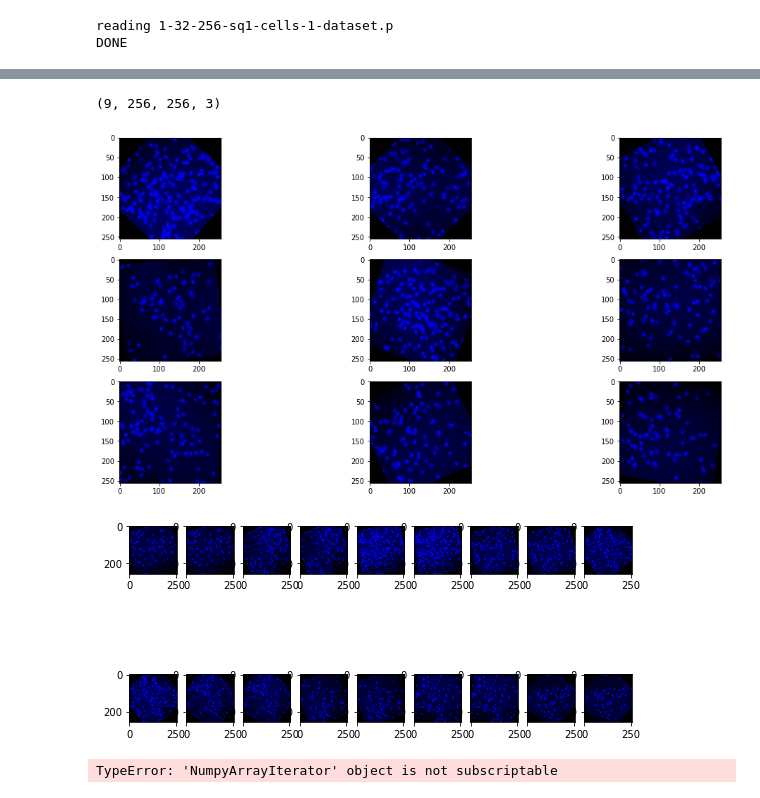
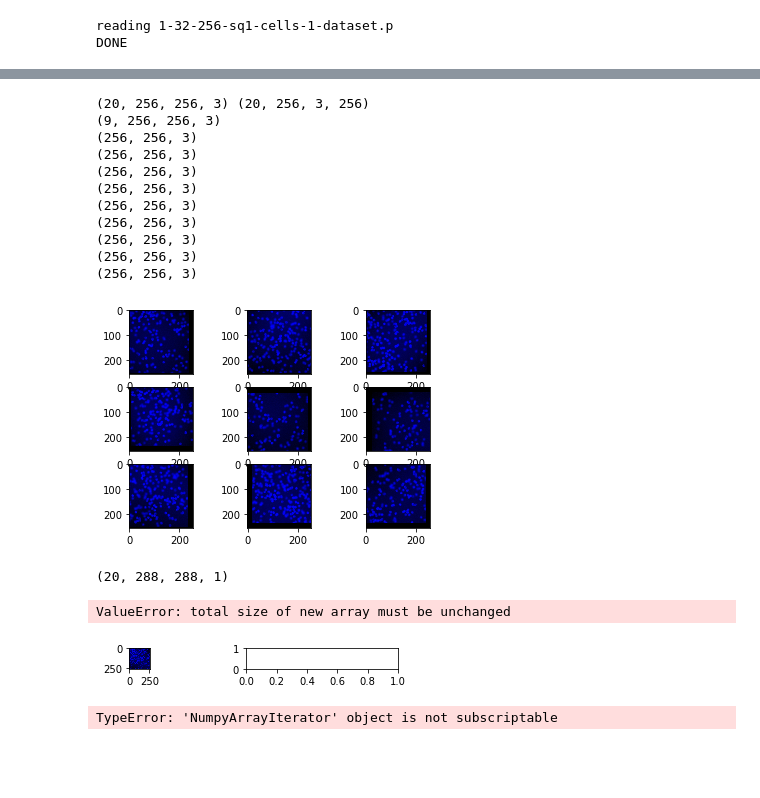
Before and after one commit to PreibischLab/dl-cell-counting, a Jupyter notebook: algorithm/data-augmentation.ipynb, the cells around one changed output, grey strips where cells are left out. Cells and saved outputs as stored; diff of their text form; code cells hidden in the pictures; blank space fills up the shorter version.

Commit message:
augmentation almost done for 2D images

```diff
--- a/algorithm/data-augmentation.ipynb
+++ b/algorithm/data-augmentation.ipynb
@@ -127,3 +115,9 @@ print(datasetfilename)
 random.seed(args.seed)
 np.random.seed(args.seed)
 tf.set_random_seed(args.seed)
+# %%
+if (args.kern == "sq"):
+    ef = ((patch_size/args.stride)**2.0)
+elif (args.kern == "gaus"):
+    ef = 1.0
+print("ef", ef)
@@ -252,9 +280,10 @@ else:
         print(imgPath)
 
         im = imread(imgPath)
-        img_raw_raw = im
+        img_raw_raw = im; # im[:, :, None] # .transpose([1,2,0])
 
-        img_raw = scipy.misc.imresize(img_raw_raw, (int(img_raw_raw.shape[0]/args.scale),int(img_raw_raw.shape[1]/args.scale)))
+        # img_raw = scipy.misc.imresize(img_raw_raw, (int(img_raw_raw.shape[0]/args.scale),int(img_raw_raw.shape[1]/args.scale)))
+        img_raw = img_raw_raw
         print(img_raw_raw.shape," ->>>>", img_raw.shape)
 
         labelPath = path[1]
@@ -299,7 +328,7 @@ np_dataset_x = np.asarray([d[0] for d in dataset], dtype=np.float32)
 np_dataset_y = np.asarray([d[1] for d in dataset], dtype=np.float32)
 np_dataset_c = np.asarray([d[2] for d in dataset], dtype=np.float32)
 
-np_dataset_x = np_dataset_x.transpose((0,3,1,2))
+# np_dataset_x = np_dataset_x.transpose((0,3,1,2))
 
 print("np_dataset_x", np_dataset_x.shape)
 print("np_dataset_y", np_dataset_y.shape)
@@ -335,44 +364,63 @@ np_dataset_x_test 0
 # %%
 # define data preparation
 # define data preparation
-shift = 0.2
+shift = 0.1
 datagen = ImageDataGenerator(featurewise_center=False,
                              featurewise_std_normalization=False,
                              # zca_whitening=True,
-                             rotation_range=90,
-                             # width_shift_range=shift,
-                             # height_shift_range=shift,
+                             # rotation_range=90,
+                             width_shift_range=shift,
+                             height_shift_range=shift,
                              fill_mode = 'constant',
                              cval = 0,
                              horizontal_flip=True,
                              vertical_flip=True)
 # fit parameters from data
-datagen.fit(np_dataset_x_train.transpose((0, 2,3,1)))
+
+print(np_dataset_x_train.shape, np_dataset_x_train.transpose((0, 2,3,1)).shape)
+
+datagen.fit(np_dataset_x_train)
 # configure batch size and retrieve one batch of images
-for X_batch, y_batch in datagen.flow(np_dataset_x_train.transpose((0, 2,3,1)), np_dataset_y_train.transpose((0, 2,3,1)), batch_size=9):
+for X_batch, y_batch in datagen.flow(np_dataset_x_train, np_dataset_y_train, batch_size=9):
     # , save_to_dir='images', save_prefix='aug', save_format='png'):
     print(X_batch.shape)
     # create a grid of 3x3 images
     for i in range(0, 9):
         plt.subplot(330 + 1 + i)
-        img = np.array(X_batch[i].reshape(framesize, framesize, channels), dtype=np.float32).astype(np.uint8)
-
+        img = np.array(X_batch[i].reshape(framesize, framesize, 3), dtype=np.float32).astype(np.uint8)
+        print(img.shape)
         plt.imshow(img, cmap=plt.get_cmap('gray'))
     # show the plot
     plt.show()
     break
 # %% [output]
+(20, 256, 256, 3) (20, 256, 3, 256)
 (9, 256, 256, 3)
+(256, 256, 3)
+(256, 256, 3)
+(256, 256, 3)
+(256, 256, 3)
+(256, 256, 3)
+(256, 256, 3)
+(256, 256, 3)
+(256, 256, 3)
+(256, 256, 3)
-[figure, old version]
+[figure, new version]
+# %%
+np_dataset_y_train = np_dataset_y_train.transpose([0,2,3,1])
+np_dataset_y_train.shape
+# %% [output]
+(20, 288, 288, 1)
 # %%
 # in case of images and labels we have to use the following approach:
 # create 2 instances with the same arguments:
+shift = 0.02
 image_data_gen_args = dict(featurewise_center=False,
                              featurewise_std_normalization=False,
                              # zca_whitening=True,
-                             rotation_range=90,
-                             # width_shift_range=shift,
-                             # height_shift_range=shift,
+                             # rotation_range=90,
+                             width_shift_range=shift,
+                             height_shift_range=shift,
                              fill_mode = 'constant',
                              cval = 0,
                              horizontal_flip=True,
@@ -381,16 +429,16 @@ datagen = ImageDataGenerator(**image_data_gen_args)
 labelgen = ImageDataGenerator(**image_data_gen_args)
 
 seed = args.seed
-datagen.fit(np_dataset_x_train.transpose((0, 2,3,1)), augment=True, seed=seed)
+datagen.fit(np_dataset_x_train, augment=True, seed=seed)
 # change this one to labels
-labelgen.fit(np_dataset_x_train.transpose((0, 2,3,1)), augment=True, seed=seed)
+labelgen.fit(np_dataset_y_train, augment=True, seed=seed)
 
 image_generator = datagen.flow(
-    np_dataset_x_train.transpose((0, 2,3,1)),
+    np_dataset_x_train,
     seed=seed,
     save_to_dir='data/aug', save_prefix='cells', save_format='png')
 label_generator = labelgen.flow(
-    np_dataset_x_train.transpose((0, 2,3,1)),
+    np_dataset_y_train,
     seed=seed,
     save_to_dir='data/aug', save_prefix='dots', save_format='png')
 
@@ -402,11 +450,11 @@ for X_batch, y_batch in zip(image_generator, label_generator):
     for i in range(0, 9):
         plt.subplot(9, 2, 0 + 1 + 2*i)
         plt.figsize=(18, 9)
-        img = np.array(X_batch[i].reshape(framesize, framesize, channels), dtype=np.float32).astype(np.uint8)
+        img = np.array(X_batch[i].reshape(framesize, framesize, 3), dtype=np.float32).astype(np.uint8)
         plt.imshow(img, cmap=plt.get_cmap('gray'))
 
         plt.subplot(9, 2, 0 + 1 + 2*i + 1)
-        img = np.array(y_batch[i].reshape(framesize, framesize, channels), dtype=np.float32).astype(np.uint8)
+        img = np.array(y_batch[i].reshape(framesize, framesize, 1), dtype=np.float32).astype(np.uint8)
         plt.imshow(img, cmap=plt.get_cmap('gray'))
     # show the plot
     plt.show()
@@ -419,7 +467,8 @@ for X_batch, y_batch in zip(image_generator, label_generator):
 #     steps_per_epoch=2000,
 #     epochs=50)
 # %% [output]
+ValueError: total size of new array must be unchanged
-[figure, old version]
+[figure, new version]
 # %%
 # examples of the images from the training set
 n_images_show = 7
```
Also changed, not shown: parts of 8 cells of this notebook.
